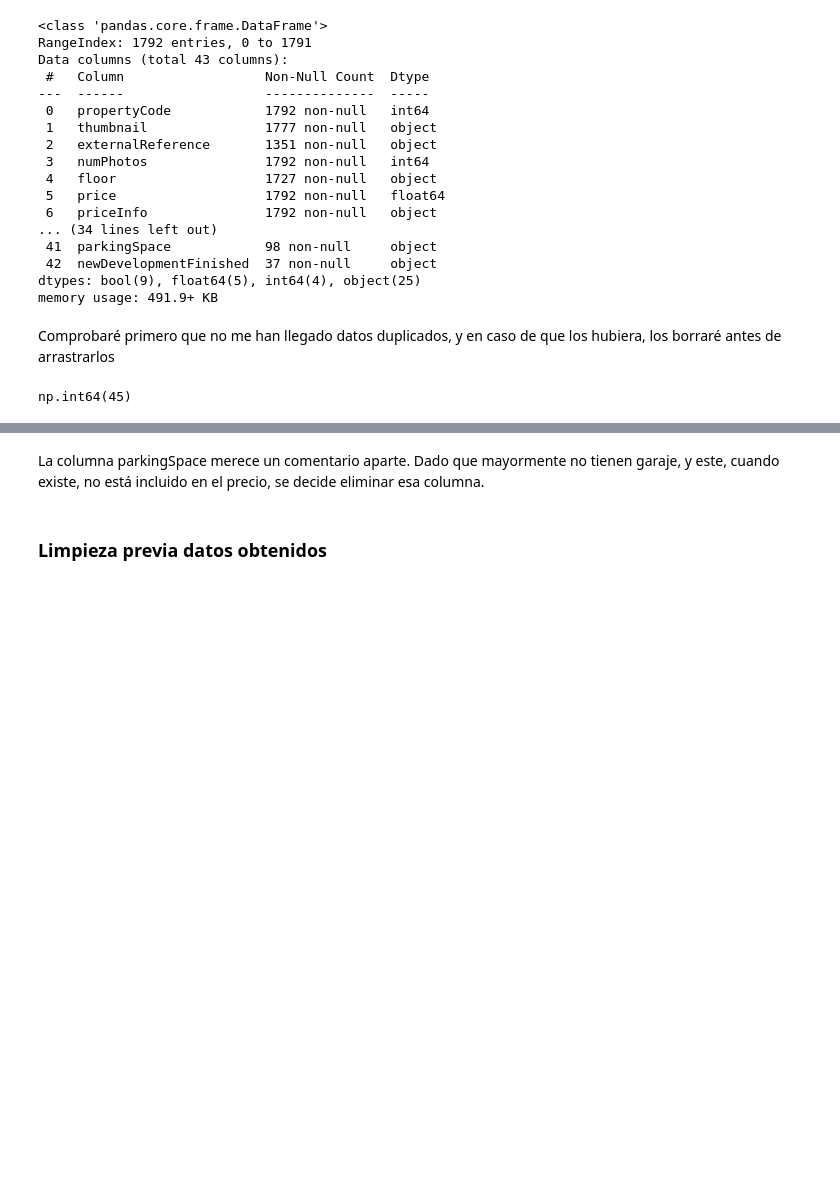
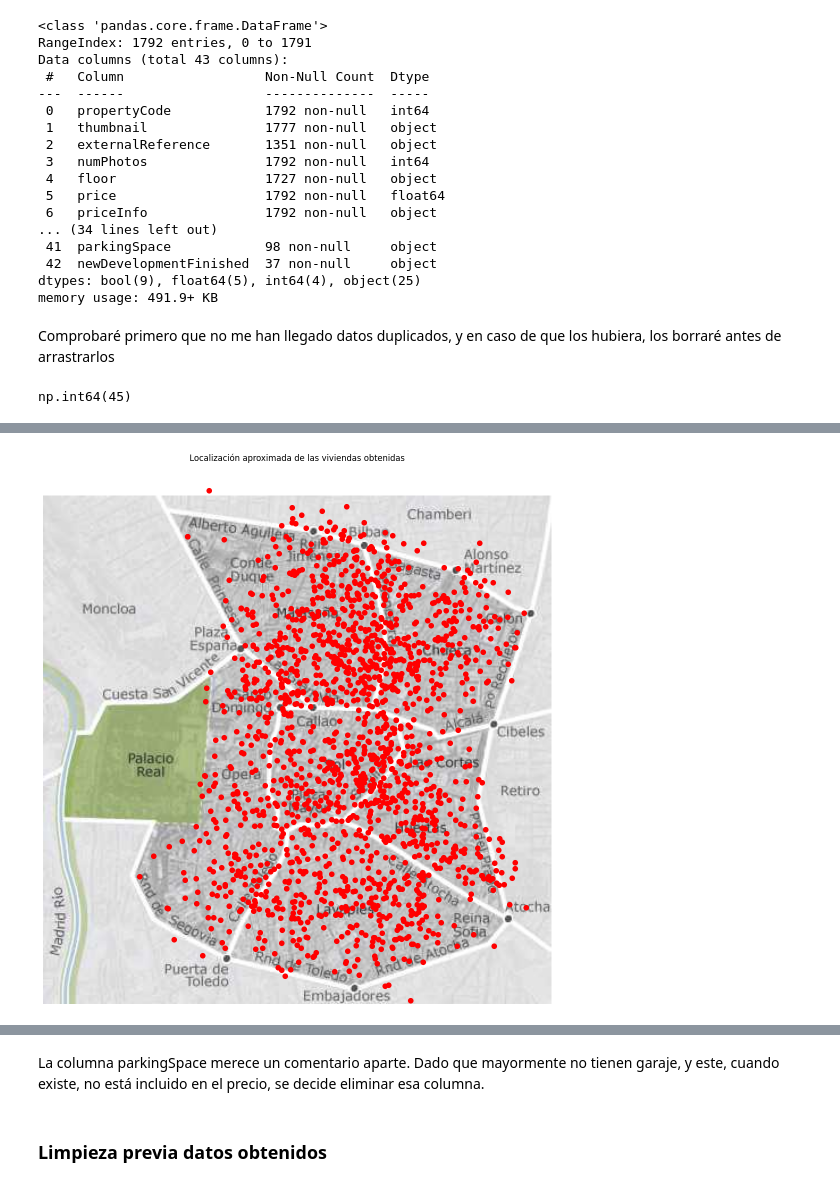
Before and after one commit to angelgvill/DS_ML_Machine_Learning_viviendaMadrid, a Jupyter notebook: notebooks/01_Datos_primera_exploracion.ipynb, the cells around one changed output, grey strips where cells are left out. Cells and saved outputs as stored; diff of their text form; code cells hidden in the pictures; blank space fills up the shorter version.

```diff
--- a/notebooks/01_Datos_primera_exploracion.ipynb
+++ b/notebooks/01_Datos_primera_exploracion.ipynb
@@ -129,2 +170,40 @@ df.head(1)
+# %%
+import matplotlib.pyplot as plt
+import requests
+from PIL import Image
+import pandas as pd
+
+# Coordenadas de la imagen (límites)
+lat_min, lon_min = 40.403888, -3.725449  # Esquina inferior izquierda
+lat_max, lon_max = 40.431398, -3.689122  # Esquina superior derecha
+
+# Tamaño de la imagen
+img_width, img_height = 448, 448
+
+# Cargar la imagen del mapa
+imagen_url = "https://st3.idealista.com/static/es/img/maps/0-EU-ES-28-07-001-079-01.jpg"
+imagen = Image.open(requests.get(imagen_url, stream=True).raw)
+
+# Mostrar imagen
+fig, ax = plt.subplots(figsize=(14, 14))
+ax.imshow(imagen)
+
+# Iterar sobre cada fila del DataFrame y dibujar el punto correspondiente
+for index, row in df.iterrows():
+    lat_point = row['latitude']
+    lon_point = row['longitude']
+
+    # Cálculo de la posición en píxeles
+    x_pixel = ((lon_point - lon_min) / (lon_max - lon_min)) * img_width
+    y_pixel = (1 - (lat_point - lat_min) / (lat_max - lat_min)) * img_height  # Invertimos para ajustar
+
+    # Dibujar punto en rojo
+    ax.scatter(x_pixel, y_pixel, color='red', s=50, marker='o')  # Ajusta el tamaño y estilo si es necesario
+
+ax.set_title("Localización aproximada de las viviendas obtenidas")
+ax.axis("off")  # Ocultar ejes
+plt.show()
+# %% [output]
+[figure, added]
 # %%
 df.T
```
Also changed, not shown: parts of 18 cells of this notebook, 3 other files.
